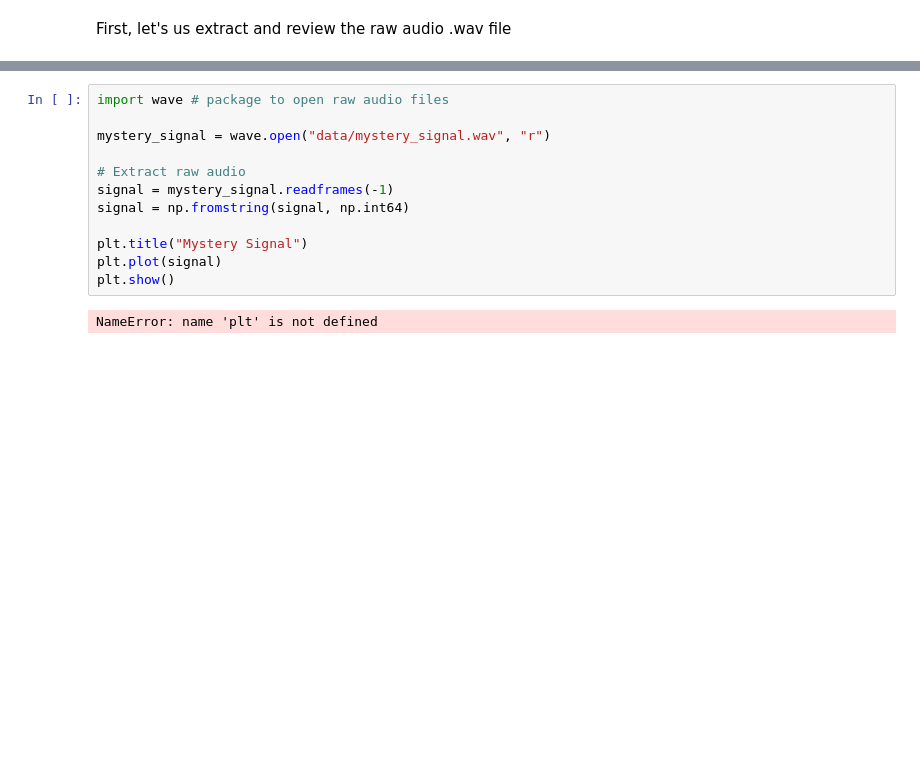
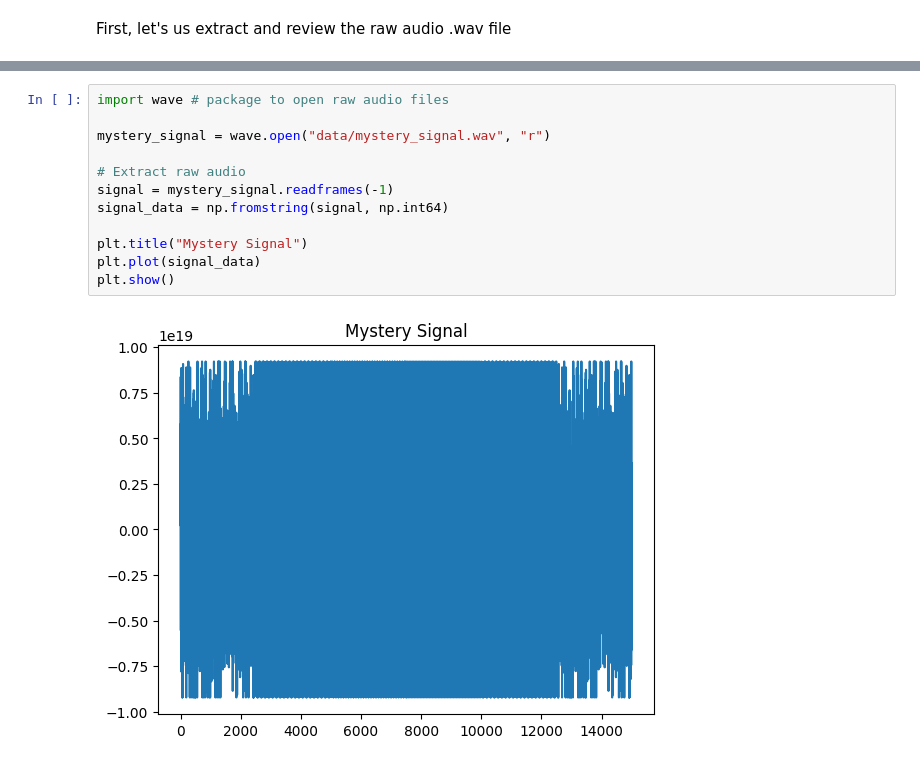
Before and after one commit to cyschneck/wavelet-tutorial, a Jupyter notebook: wavelet_spy.ipynb, the cells around one changed output, grey strips where cells are left out. Cells and saved outputs as stored; diff of their text form; blank space fills up the shorter version.

```diff
--- a/wavelet_spy.ipynb
+++ b/wavelet_spy.ipynb
@@ -25,14 +23,14 @@ ModuleNotFoundError: No module named 'matplotlib.plot'
 # %%
 import wave # package to open raw audio files
 
 mystery_signal = wave.open("data/mystery_signal.wav", "r")
 
 # Extract raw audio
 signal = mystery_signal.readframes(-1)
-signal = np.fromstring(signal, np.int64)
+signal_data = np.fromstring(signal, np.int64)
 
 plt.title("Mystery Signal")
-plt.plot(signal)
+plt.plot(signal_data)
 plt.show()
 # %% [output]
-NameError: name 'plt' is not defined
+[figure, added]
```
Also changed, not shown: parts of 2 cells of this notebook.
